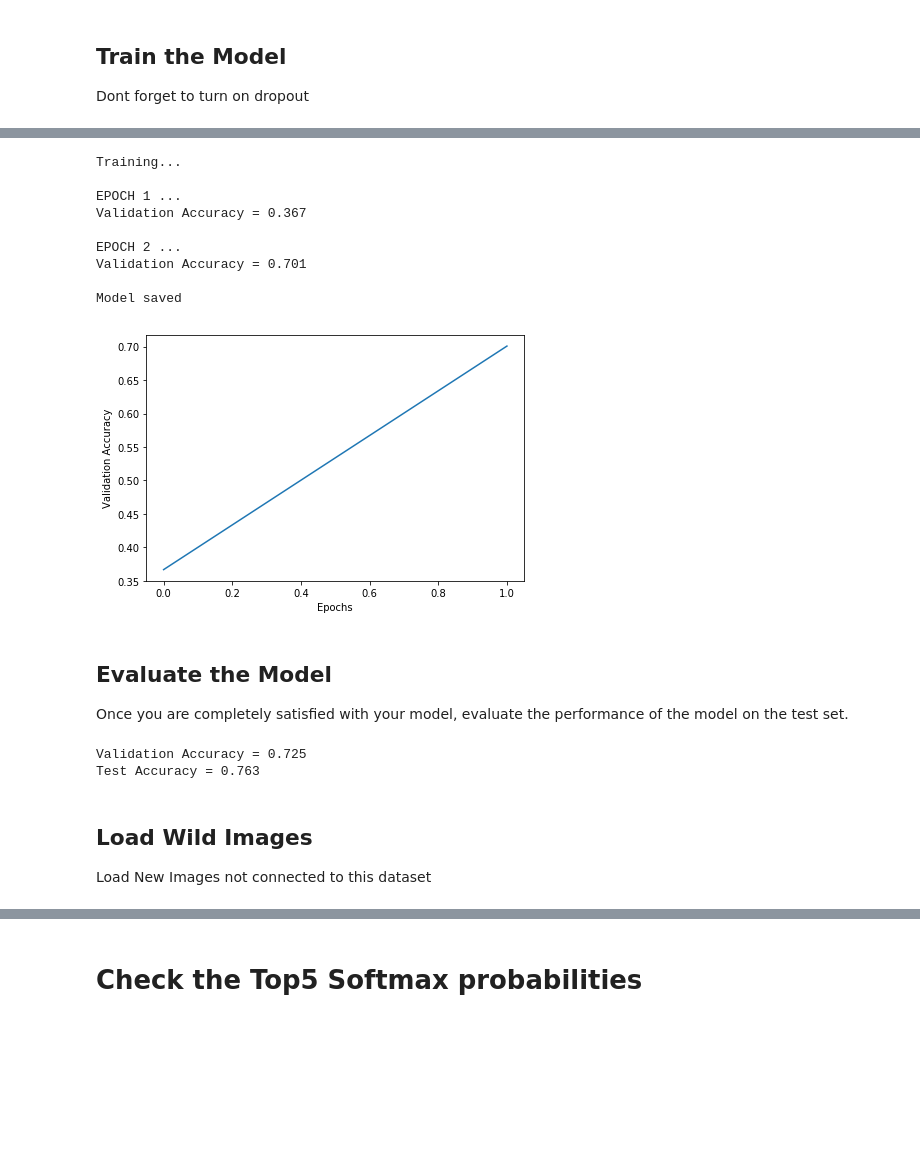
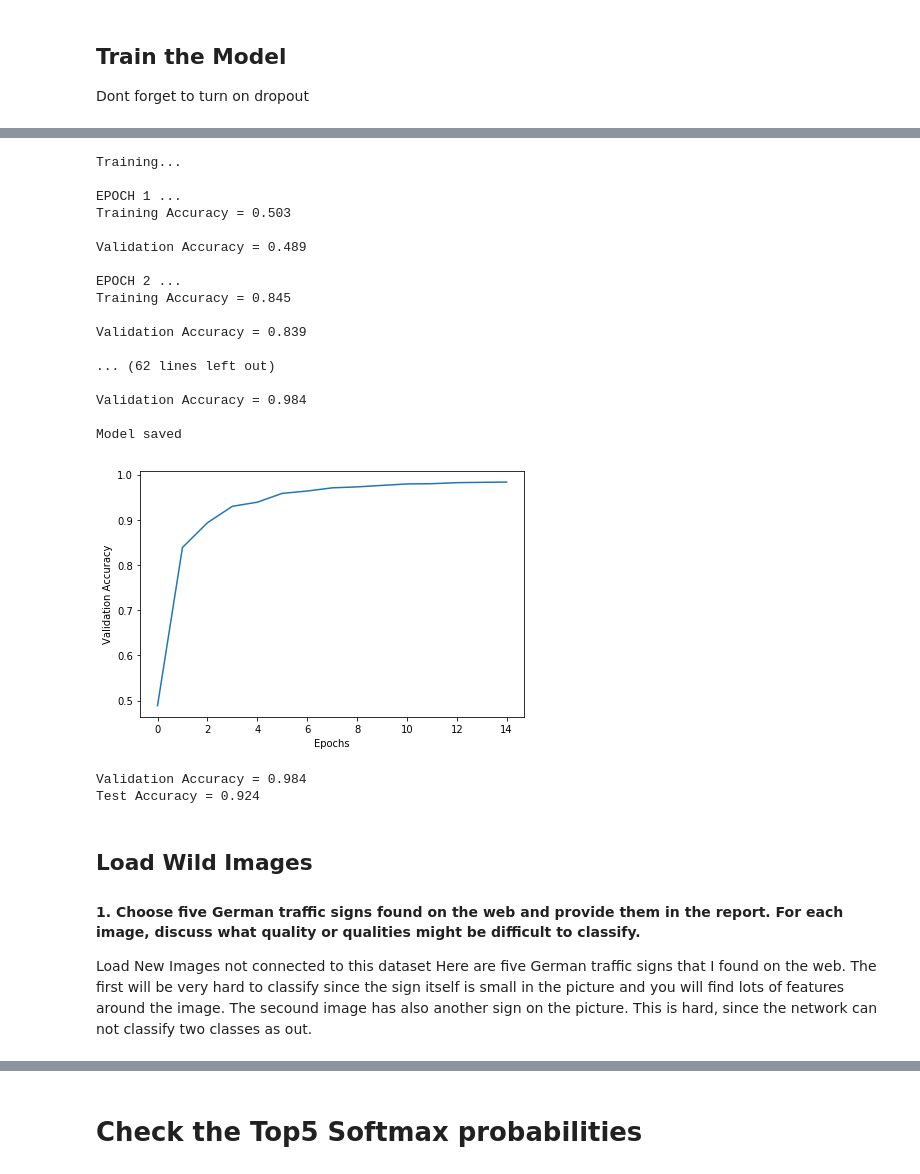
Before and after one commit to Ly0n/CarND-Traffic-Sign-cy, a Jupyter notebook: Traffic_Sign_cy.ipynb, the cells around one changed output, grey strips where cells are left out. Cells and saved outputs as stored; diff of their text form; code cells hidden in the pictures; blank space fills up the shorter version.

Commit message:
final commit for submission but found some bugs in softmax eval

```diff
--- a/Traffic_Sign_cy.ipynb
+++ b/Traffic_Sign_cy.ipynb
@@ -110,9 +120,8 @@ def preprocessing_feature(X):
     return X
 
 # Shuffle the Trainingsdata
-X_train, y_train = shuffle(X_train, y_train)
 X_test = preprocessing_feature(X_test)
 X_train = preprocessing_feature(X_train)
 X_train, y_train = shuffle(X_train, y_train)
-# Generate a Random Split of the Traning Data for Validation
+# Generate a Random Split of the Training and Validation
 X_train, X_validation, y_train, y_validation = train_test_split(X_train, y_train, test_size=0.20)
@@ -122,5 +136,5 @@ The `EPOCH` and `BATCH_SIZE` values affect the training speed and model accuracy
 # %%
-EPOCHS = 2
+EPOCHS = 15
 BATCH_SIZE = 128
 rate = 0.001
 # Since the Model is not to big use smaller dropout
@@ -137,5 +195,5 @@ After playing with lots of different types I came back to the original LenNet an
 # %%
-def lendeepnn_model(x):
+def ly0nnet_model(x):
     # 2xConv->Concatenate->Conv->2xPooling->2xConv->Concatente->Pooling->Flatten->FullyConnected_with_dropout
 
     mu = 0
@@ -190,8 +248,6 @@ def lendeepnn_model(x):
     #Concatenate conv3a and conv3b convolutions and use relu on it
     conv3 = tf.nn.relu(tf.concat([conv3a,conv3b],axis =3))
 
-
-
     conv4_w = tf.Variable(tf.truncated_normal(shape=(1,1,32,16), mean = mu, stddev = sigma))
     conv4_b = tf.Variable(tf.zeros(16))
     conv4 = tf.nn.conv2d(conv3, conv4_w,strides= [1,1,1,1],padding = 'VALID') + conv4_b
@@ -249,5 +305,5 @@ Define the Training pileline with a reduction of the mean cross entropy by the A
 # %%
-logits = lendeepnn_model(x)
+logits = ly0nnet_model(x)
 cross_entropy = tf.nn.softmax_cross_entropy_with_logits(labels=one_hot_y, logits=logits)
 loss_operation = tf.reduce_mean(cross_entropy)
 # Dynamic adjustment of the learning rate
@@ -283,40 +380,52 @@ with tf.Session() as sess:
     num_examples = len(X_train)
 
     print("Training...")
     print()
     for i in range(EPOCHS):
         X_train, y_train = shuffle(X_train, y_train)
         for offset in range(0, num_examples, BATCH_SIZE):
             end = offset + BATCH_SIZE
             batch_x, batch_y = X_train[offset:end], y_train[offset:end]
             sess.run(training_operation, feed_dict={dropoutfc1: dropc1,dropoutfc2: dropc2, x: batch_x, y: batch_y})
 
-        validation_accuracy = evaluate(X_validation, y_validation, dropc1, dropc2)
+        training_accuracy = evaluate(X_train, y_train, 1, 1)
+        validation_accuracy = evaluate(X_validation, y_validation, 1, 1)
         print("EPOCH {} ...".format(i+1))
+        print("Training Accuracy = {:.3f}".format(training_accuracy))
+        print()
         print("Validation Accuracy = {:.3f}".format(validation_accuracy))
         print()
         validation_progress.append(validation_accuracy)
+        if len(validation_progress) > 1:
+            prog_grad = np.gradient(validation_progress)
+            #print("Gradients:")
+            #print(prog_grad)
 
     saver.save(sess, './ly0nnet')
     print("Model saved")
     plt.plot(validation_progress)
     plt.tight_layout()
     plt.ylabel('Validation Accuracy')
     plt.xlabel('Epochs')
 # %% [output]
 Training...
 
 EPOCH 1 ...
-Validation Accuracy = 0.367
+Training Accuracy = 0.503
+
+Validation Accuracy = 0.489
 
 EPOCH 2 ...
-Validation Accuracy = 0.701
+Training Accuracy = 0.845
+
+Validation Accuracy = 0.839
+
+... (62 lines left out)
+
+Validation Accuracy = 0.984
 
 Model saved
-[figure, old version]
+[figure, new version]
-# %% [markdown]
-## Evaluate the Model
-Once you are completely satisfied with your model, evaluate the performance of the model on the test set.
 # %%
 with tf.Session() as sess:
     saver.restore(sess, tf.train.latest_checkpoint('.'))
@@ -325,8 +434,12 @@ with tf.Session() as sess:
     print("Validation Accuracy = {:.3f}".format(validation_accuracy))
     print("Test Accuracy = {:.3f}".format(test_accuracy))
 # %% [output]
-Validation Accuracy = 0.725
-Test Accuracy = 0.763
+Validation Accuracy = 0.984
+Test Accuracy = 0.924
-# %% [markdown]
-## Load Wild Images
-Load New Images not connected to this dataset
+# %% [markdown]
+## Load Wild Images
+
+#### 1. Choose five German traffic signs found on the web and provide them in the report. For each image, discuss what quality or qualities might be difficult to classify.
+Load New Images not connected to this dataset
+Here are five German traffic signs that I found on the web.
+The first will be very hard to classify since the sign itself is small in the picture and you will find lots of features around the image. The secound image has also another sign on the picture. This is hard, since the network can not classify two classes as out.
```
Also changed, not shown: parts of 20 cells of this notebook, 6 other files.
